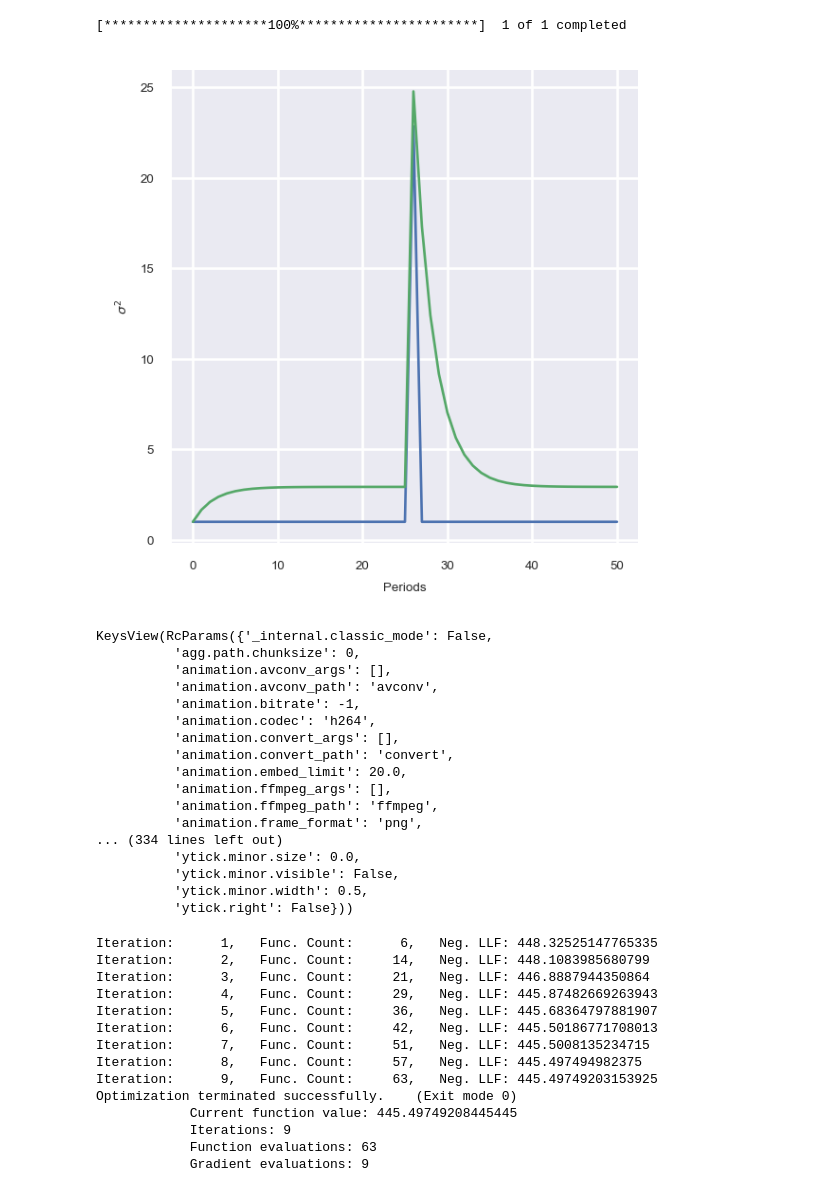
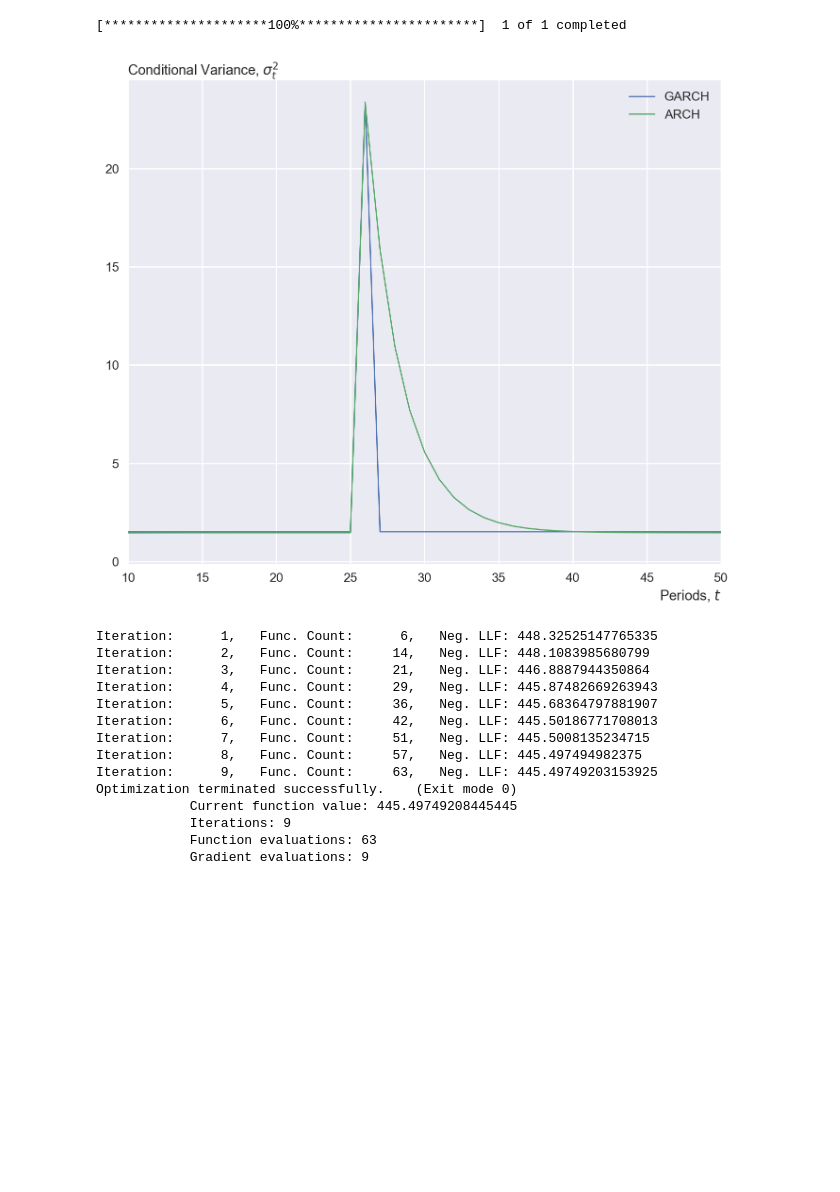
Before and after one commit to neriksen/thesis, a Jupyter notebook: irf_plot/irf_plot.ipynb, the cells around one changed output. Saved outputs shown, nothing was run; the diff lists cells and outputs as text; code cells hidden in the pictures; blank space fills up the shorter version.

```diff
--- a/irf_plot/irf_plot.ipynb
+++ b/irf_plot/irf_plot.ipynb
@@ -4,6 +4,15 @@ import matplotlib.pyplot as plt
 plt.style.use("seaborn")
 import yfinance as yf
 import matplotlib
+
+params = {'axes.labelsize': 6,
+          'axes.titlesize': 6,
+          'font.size': 4,
+          'legend.fontsize': 4,
+          'xtick.labelsize': 5,
+          'ytick.labelsize': 5}
+
+matplotlib.rcParams.update(params)
 # %%
 t = 50
 num_params = 2
@@ -26,8 +35,8 @@ epsilon = np.full((t), 0)
 epsilon[int(t/2)] = 8
 # %%
 #omega = np.linspace(1.5, 0.05, num_params)
-#omega = [1.5174, 0.1185]
-omega = [1, 1]
+omega = [1.5174, 0.5]
+#omega = [1, 1]
 sigma_t = [[1]*len(alpha)]
 # %%
 for i, e in enumerate(epsilon):
@@ -35,45 +44,24 @@ for i, e in enumerate(epsilon):
     for j, (a, b, o) in enumerate(zip(alpha, beta, omega)):
         tmp.append(cond_var(o, a, e, b, sigma_t[i][j]))
     sigma_t.append(tmp)
-# %%
-params = {'axes.labelsize': 5,
-          'axes.titlesize': 5,
-          'font.size': 4,
-          'legend.fontsize': 4,
-          'xtick.labelsize': 5,
-          'ytick.labelsize': 5}
-
-matplotlib.rcParams.update(params)
-
-
-fig, ax = plt.subplots(1, 1, figsize=(3, 3), dpi=192)
-ax.plot(sigma_t, linewidth = 1)
-ax.set_xlabel("Periods")
-ax.set_ylabel("$\sigma^2$")
-plt.tight_layout()
-#fig.bbox_inches = "tight"
-# %% [output]
-[figure, removed]
-# %%
-matplotlib.rcParams.keys()
-# %% [output]
-KeysView(RcParams({'_internal.classic_mode': False,
-          'agg.path.chunksize': 0,
-          'animation.avconv_args': [],
-          'animation.avconv_path': 'avconv',
-          'animation.bitrate': -1,
-          'animation.codec': 'h264',
-          'animation.convert_args': [],
-          'animation.convert_path': 'convert',
-          'animation.embed_limit': 20.0,
-          'animation.ffmpeg_args': [],
-          'animation.ffmpeg_path': 'ffmpeg',
-          'animation.frame_format': 'png',
-... (334 lines left out)
-          'ytick.minor.size': 0.0,
-          'ytick.minor.visible': False,
-          'ytick.minor.width': 0.5,
-          'ytick.right': False}))
+# %%
+#plt.style.use('../den_danske_style.mplstyle')
+plt.style.use('seaborn')
+#Omdanner til np.array
+sigma=np.array(sigma_t)
+#Laver figur
+fig, ax = plt.subplots(1, 1, figsize=(7, 6), dpi=192)
+ax.plot(sigma[:,0], linewidth = 1,label="ARCH")
+ax.plot(sigma[:,1], linewidth = 1,label="GARCH")
+ax.set_xlabel("Periods, $t$",loc='right')
+ax.set_ylabel("Conditional Variance, $\sigma^2_t$",loc='top', rotation = 0, labelpad = -138)
+ax.set_xlim(xmin=10)
+ax.set_xlim(xmax=50)
+plt.tight_layout()
+plt.legend()
+fig.savefig('irf_(G)ARCH.png', bbox_inches="tight")
+# %% [output]
+[figure, added]
 # %%
 import arch
 # %%
```
Also changed, not shown: parts of 2 cells of this notebook, 5 other files.
